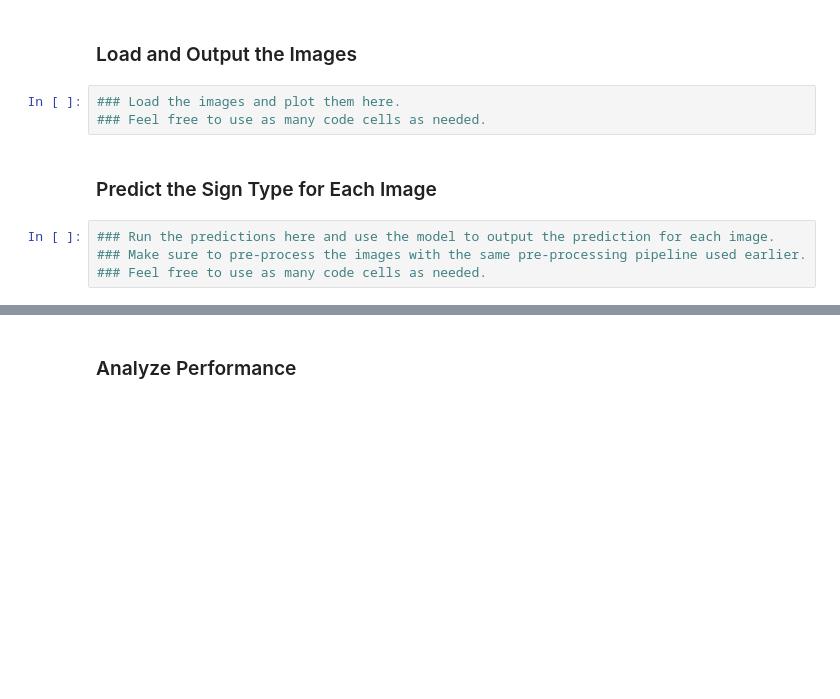
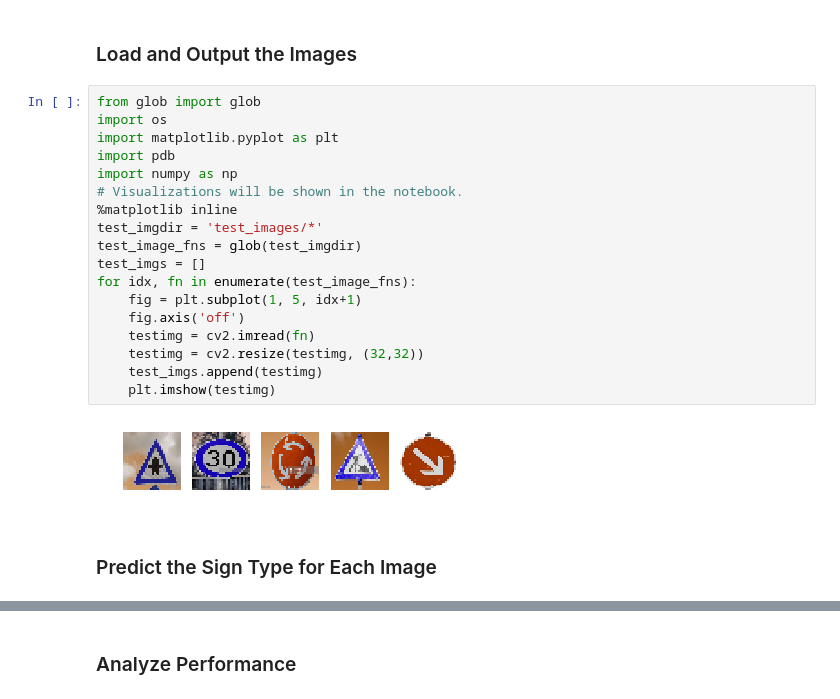
Before and after one commit to egginsect/sdcn, a Jupyter notebook: traffic_sign_classifier/Traffic_Sign_Classifier.ipynb, the cells around one changed output, grey strips where cells are left out. Drawn from its saved outputs; the diff is of its cells as text; blank space fills up the shorter version.

```diff
--- a/traffic_sign_classifier/Traffic_Sign_Classifier.ipynb
+++ b/traffic_sign_classifier/Traffic_Sign_Classifier.ipynb
@@ -192,12 +215,25 @@ To give yourself more insight into how your model is working, download at least
 You may find `signnames.csv` useful as it contains mappings from the class id (integer) to the actual sign name.
 # %% [markdown]
 ### Load and Output the Images
-# %%
-### Load the images and plot them here.
-### Feel free to use as many code cells as needed.
+# %%
+from glob import glob
+import os
+import matplotlib.pyplot as plt
+import pdb
+import numpy as np
+# Visualizations will be shown in the notebook.
+%matplotlib inline
+test_imgdir = 'test_images/*'
+test_image_fns = glob(test_imgdir)
+test_imgs = []
+for idx, fn in enumerate(test_image_fns):
+    fig = plt.subplot(1, 5, idx+1)
+    fig.axis('off')
+    testimg = cv2.imread(fn)
+    testimg = cv2.resize(testimg, (32,32))
+    test_imgs.append(testimg)
+    plt.imshow(testimg)
+# %% [output]
+[figure, added]
 # %% [markdown]
 ### Predict the Sign Type for Each Image
-# %%
-### Run the predictions here and use the model to output the prediction for each image.
-### Make sure to pre-process the images with the same pre-processing pipeline used earlier.
-### Feel free to use as many code cells as needed.
```
Also changed, not shown: parts of 11 cells of this notebook, 5 other files.
